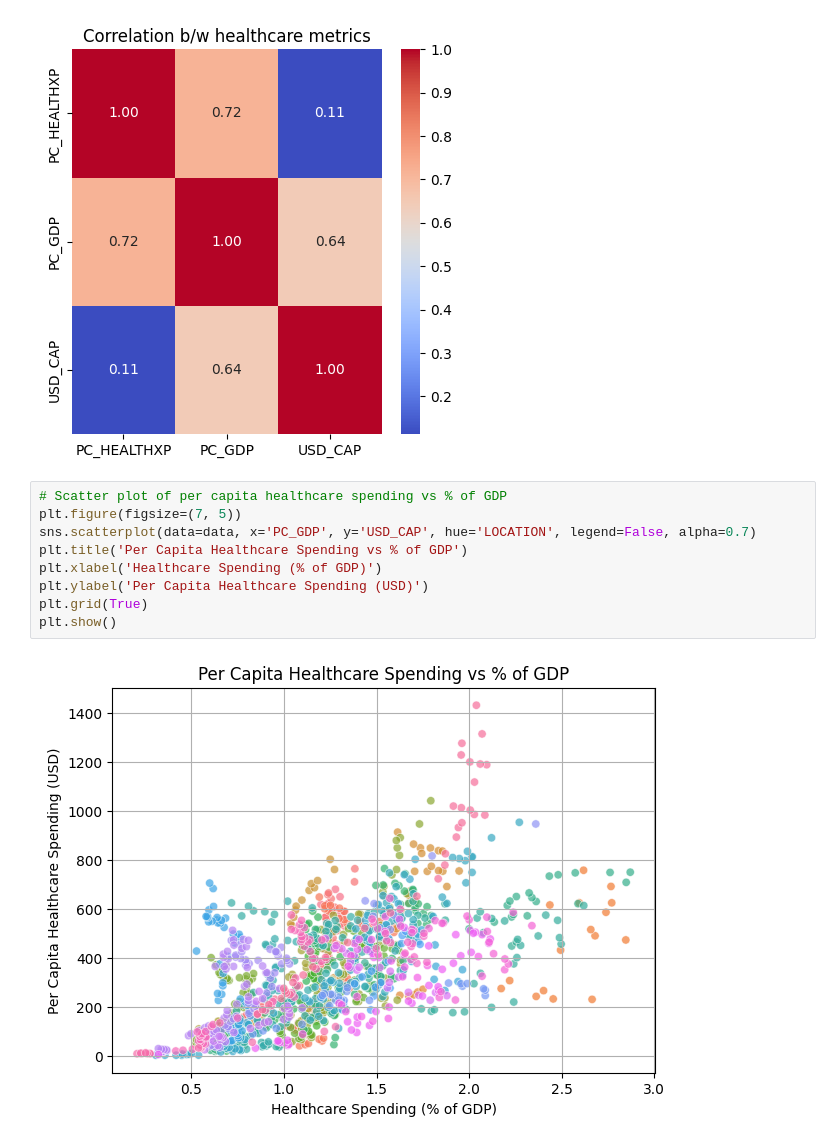
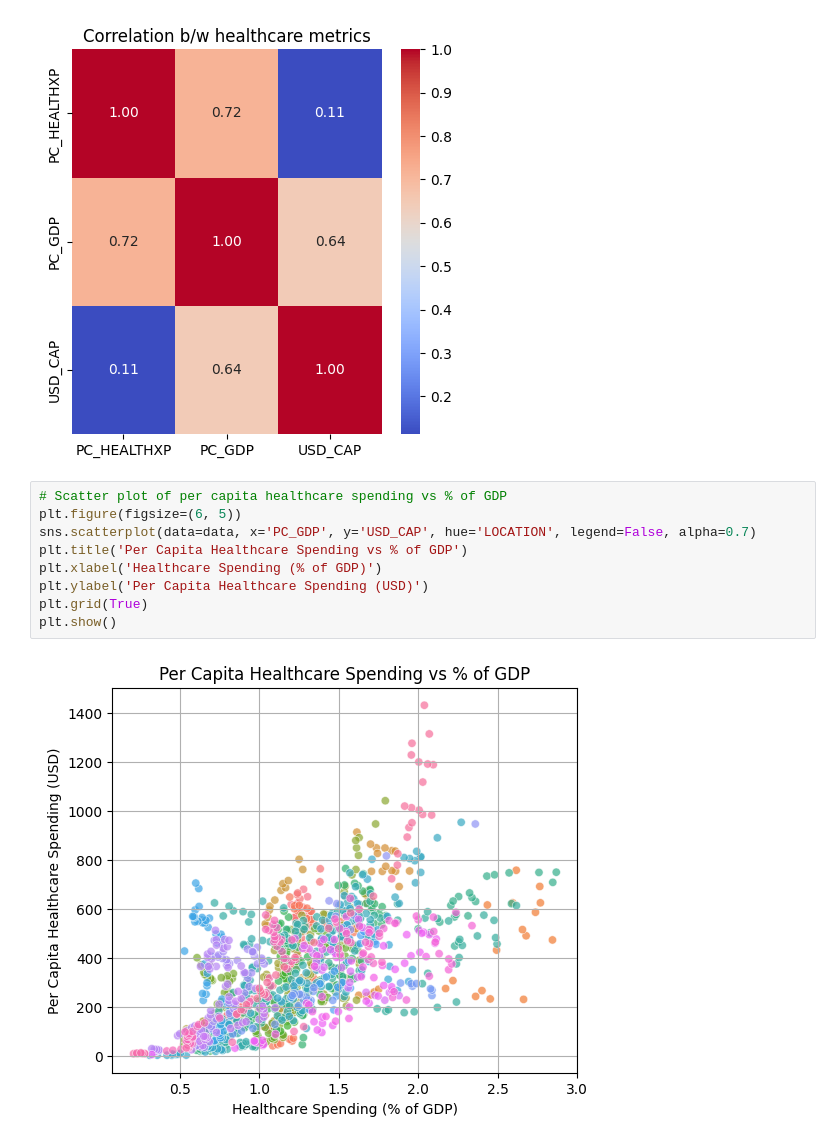
Before and after one commit to Sharvani-123/Pharmaceutical-Drug-Spendings_Analysis, a Jupyter notebook: analysis.ipynb, the cells around one changed output. Cells and saved outputs as stored; diff of their text form.

```diff
--- a/analysis.ipynb
+++ b/analysis.ipynb
@@ -173,12 +173,12 @@ plt.show()
 [figure]
 # %%
 # Scatter plot of per capita healthcare spending vs % of GDP
-plt.figure(figsize=(7, 5))
+plt.figure(figsize=(6, 5))
 sns.scatterplot(data=data, x='PC_GDP', y='USD_CAP', hue='LOCATION', legend=False, alpha=0.7)
 plt.title('Per Capita Healthcare Spending vs % of GDP')
 plt.xlabel('Healthcare Spending (% of GDP)')
 plt.ylabel('Per Capita Healthcare Spending (USD)')
 plt.grid(True)
 plt.show()
 # %% [output]
-[figure, old version]
+[figure, new version]
```
Also changed, not shown: parts of 2 cells of this notebook.
